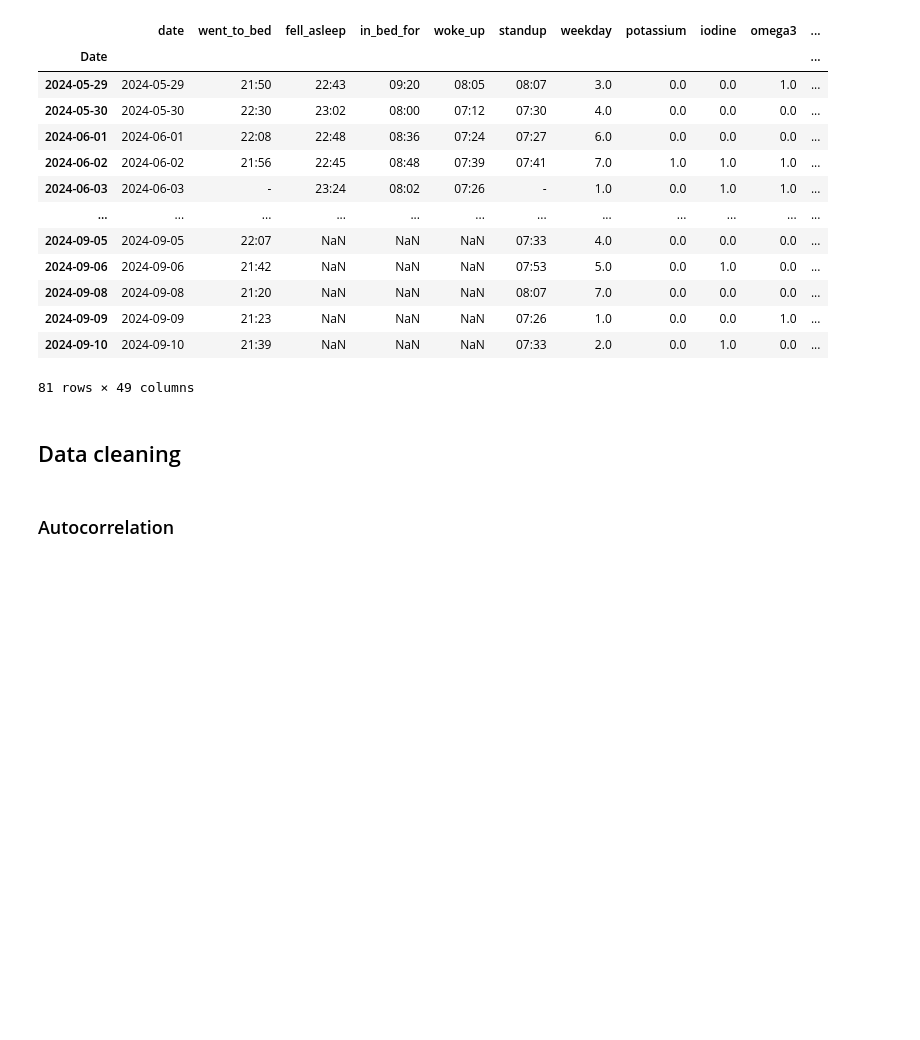
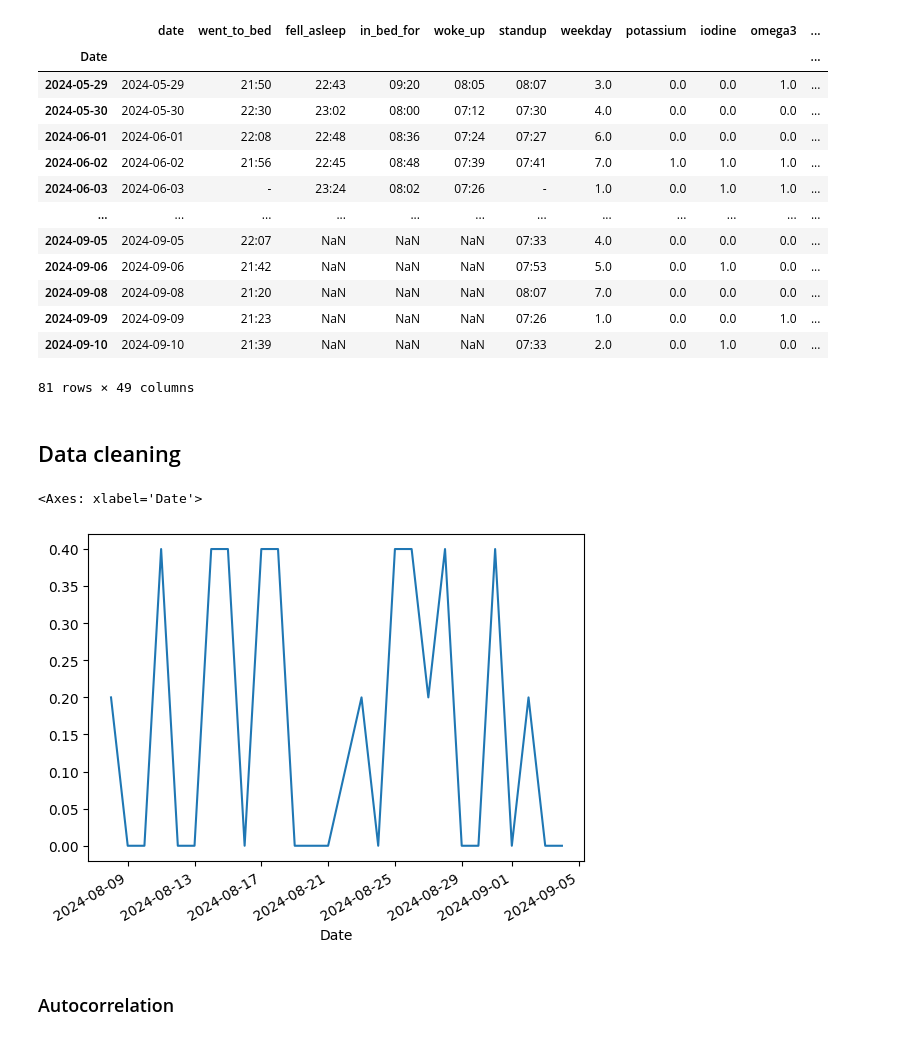
Before and after one commit to sonofhypnos/simon_data, a Jupyter notebook: simon_analysis.ipynb, the cells around one changed output. Saved outputs shown, nothing was run; the diff lists cells and outputs as text; code cells hidden in the pictures; blank space fills up the shorter version.

```diff
--- a/simon_analysis.ipynb
+++ b/simon_analysis.ipynb
@@ -549,9 +554,14 @@ data.caffeine = pd.to_numeric(data.caffeine)
 data.window.fillna(1, inplace=True)
 data.session_1_cold_shower.fillna(0, inplace=True)
 data.gluten = pd.to_numeric(data.gluten)
-data.nausea.fillna(0., inplace=True)
+#data.nausea.fillna(0., inplace=True) (don't fillna nausea because of confounder)
 data["nausea"] = pd.to_numeric(data["nausea"].apply(lambda x: x if isinstance(x,float) else float(x.replace(",", "."))))
 data.nausea = pd.to_numeric(data.nausea)
+# %%
+data.nausea.plot()
+# %% [output]
+<Axes: xlabel='Date'>
+[figure, added]
 # %%
 data['masturbation'] = (data.masturbate_before_sleep.astype('bool') | data.masturbate_time.astype('bool') | data.porn.astype('bool')).astype(float)
 # %%
```
Also changed, not shown: parts of 14 cells of this notebook.
